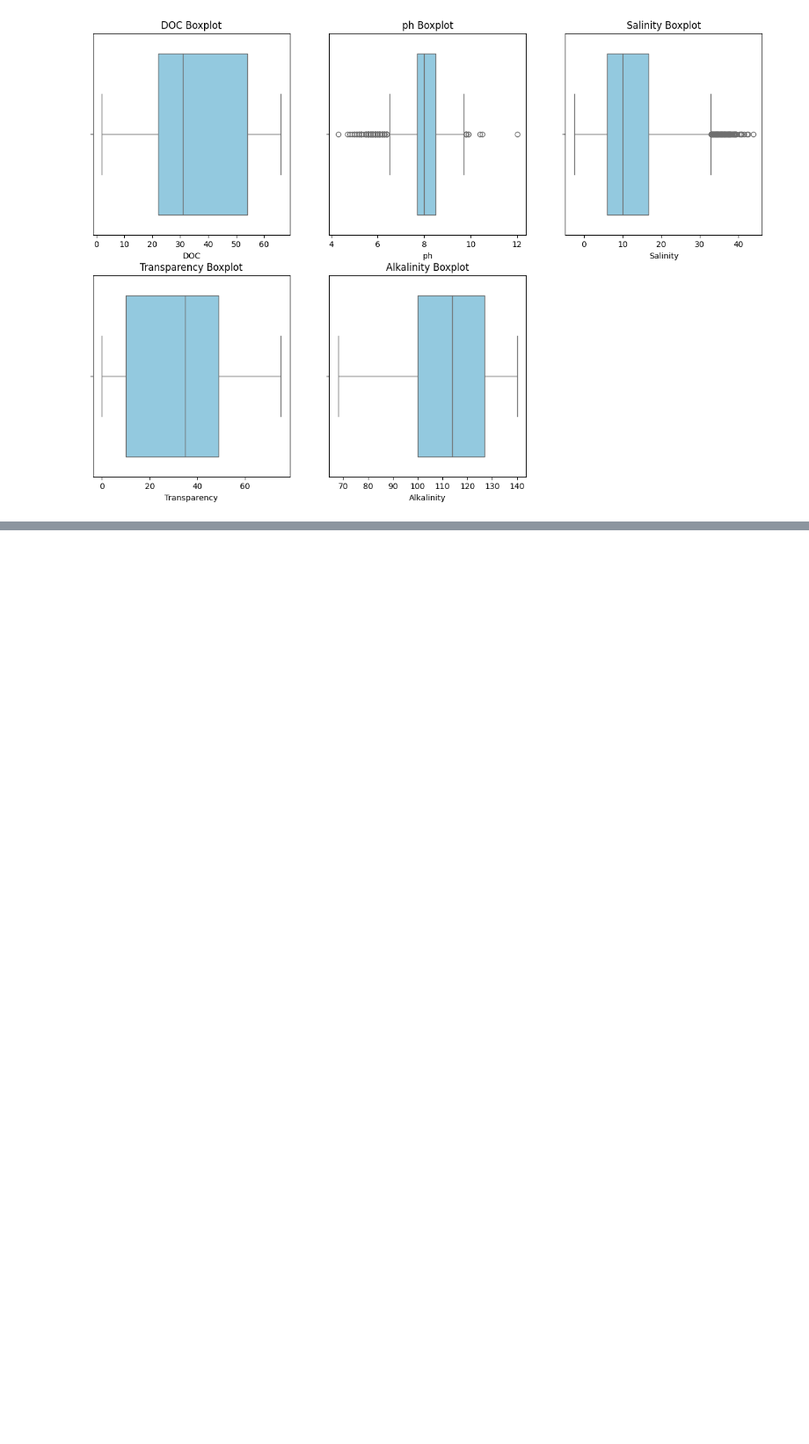
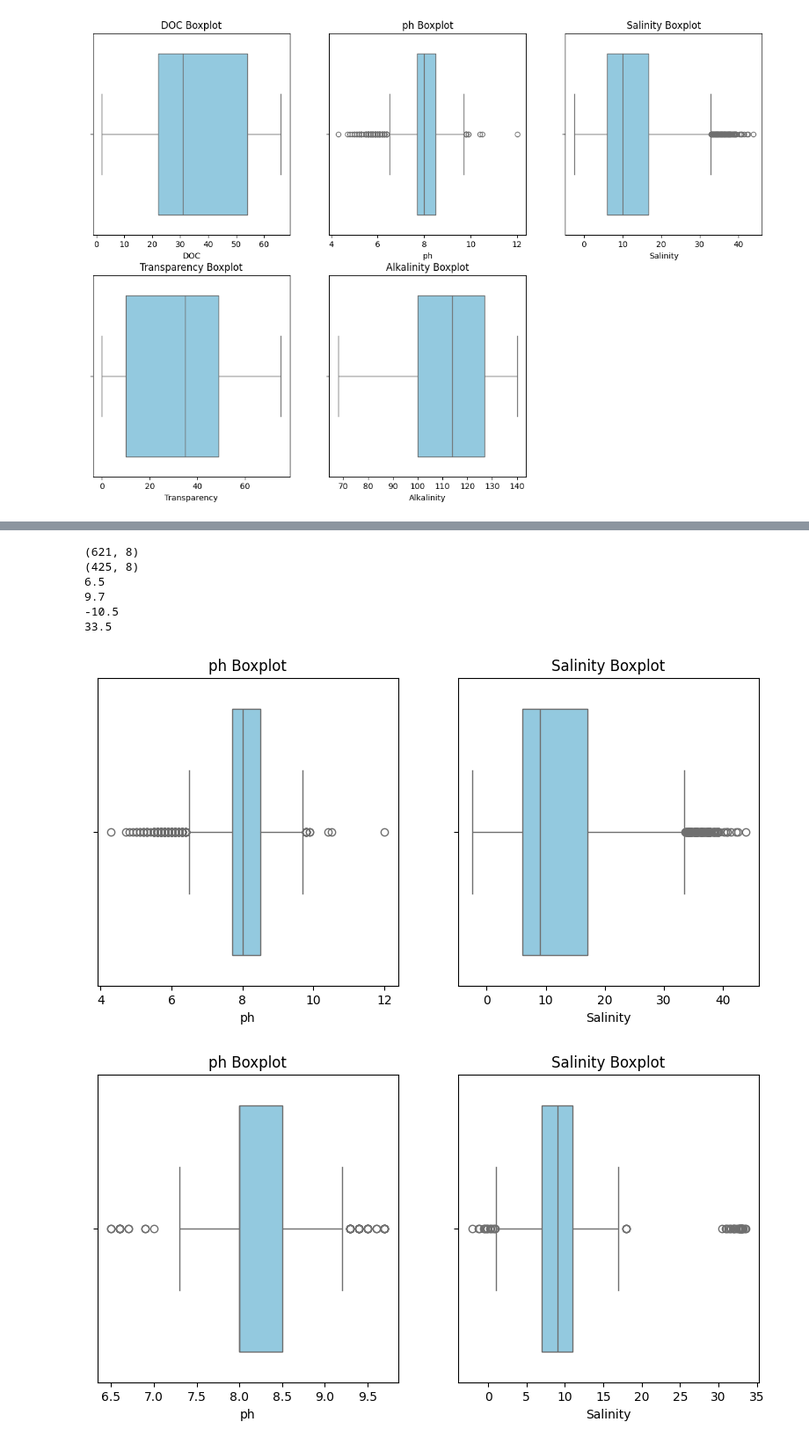
Before and after one commit to dataemperor/Shrimple, a Jupyter notebook: anomaly_detection.ipynb, the cells around one changed output, grey strips where cells are left out. Shown at 88% size. Drawn from its saved outputs; the diff is of its cells as text; code cells hidden in the pictures; blank space fills up the shorter version.

```diff
--- a/anomaly_detection.ipynb
+++ b/anomaly_detection.ipynb
@@ -157,0 +166,29 @@ for i, col in enumerate(['DOC', 'ph', 'Salinity', 'Transparency', 'Alkalinity'],
+# %%
+df = df.dropna(subset=['ph', 'Salinity'])
+
+# Dropping outliers from ph
+q1_ph, q3_ph = np.percentile(df['ph'], [25, 75])
+iqr_ph = q3_ph - q1_ph
+
+lower_bound_ph = q1_ph - (1.5 * iqr_ph)
+upper_bound_ph = q3_ph + (1.5 * iqr_ph)
+
+df_no_outliers = df[(df['ph'] >= lower_bound_ph)  & (df['ph'] <= upper_bound_ph)]
+
+# Dropping outliers from salinity
+q1_salinity, q3_salinity = np.percentile(df['Salinity'], [25, 75])
+iqr_salinity = q3_salinity - q1_salinity
+
+lower_bound_salinity = q1_salinity - (1.5 * iqr_salinity)
+upper_bound_salinity = q3_salinity + (1.5 * iqr_salinity)
+
+df_no_outliers = df_no_outliers[(df_no_outliers['Salinity'] >= lower_bound_salinity) & (df_no_outliers['Salinity'] <= upper_bound_salinity)]
+# %% [output]
+(621, 8)
+(425, 8)
+6.5
+9.7
+-10.5
+33.5
+[figure, added]
+[figure, added]
```
Also changed, not shown: parts of 12 cells of this notebook.
